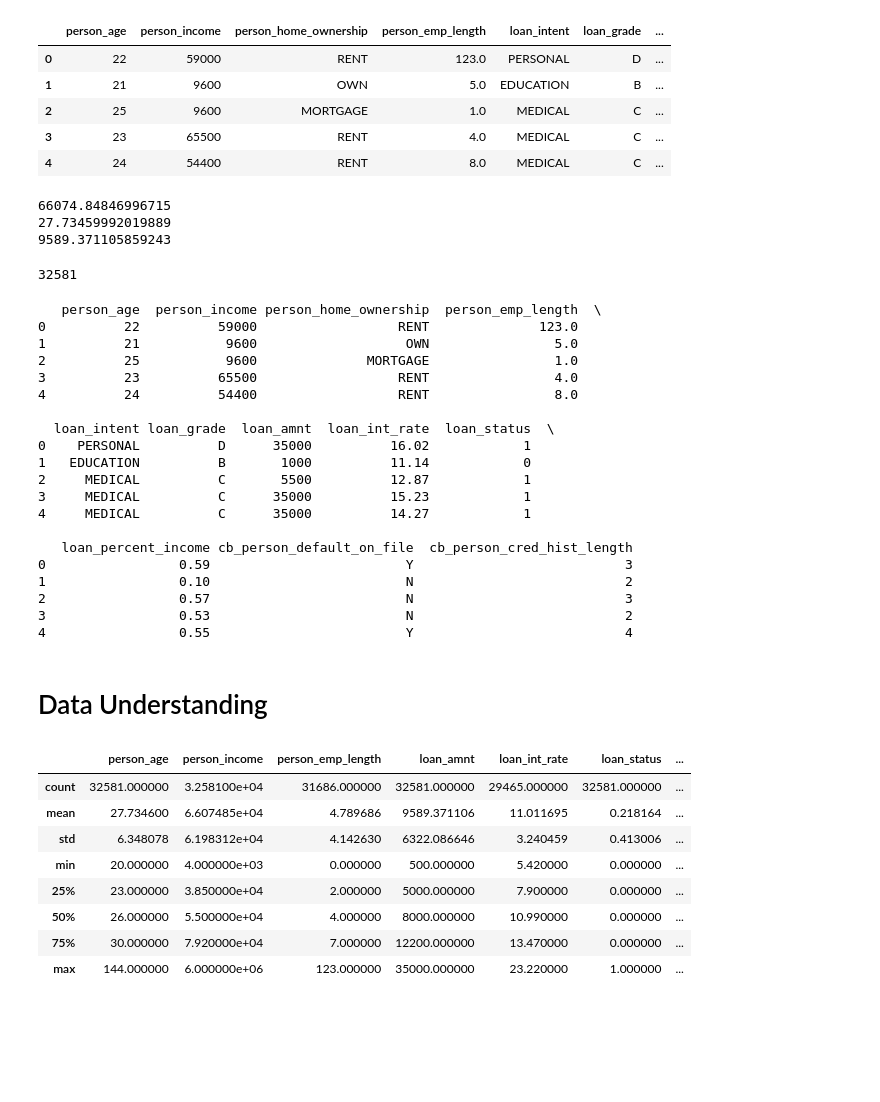
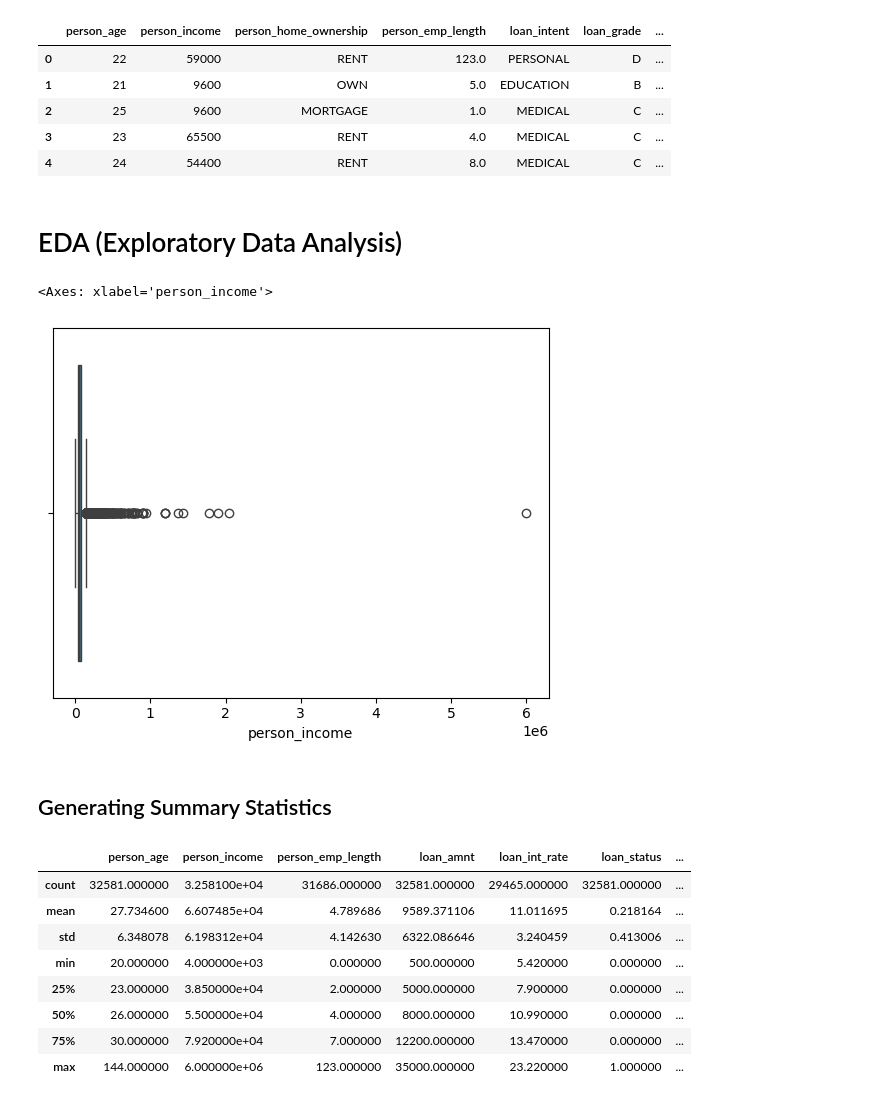
Before and after one commit to seanldchan/Credit_Risk_Analysis_Project, a Jupyter notebook: python_credit_risk_project/credit_risk_analysis.ipynb, the cells around one changed output. Saved outputs shown, nothing was run; the diff lists cells and outputs as text; code cells hidden in the pictures; blank space fills up the shorter version.

```diff
--- a/python_credit_risk_project/credit_risk_analysis.ipynb
+++ b/python_credit_risk_project/credit_risk_analysis.ipynb
@@ -31,51 +50,15 @@ df.head()
 | 2 | 25 | 9600 | MORTGAGE | 1.0 | MEDICAL | C | ... |
 | 3 | 23 | 65500 | RENT | 4.0 | MEDICAL | C | ... |
 | 4 | 24 | 54400 | RENT | 8.0 | MEDICAL | C | ... |
-# %%
-cols = ['person_income', 'person_age', 'loan_amnt']
-
-for col in cols:
-    avg = df[col].mean()
-    print(avg)
-# %% [output]
-66074.84846996715
-27.73459992019889
-9589.371105859243
-# %%
-# Converting the data set to SQL table
-conn = sqlite3.connect("credit_risk.db")
-
-df.to_sql("credit_risk", conn, index=False, if_exists="replace")
-# %% [output]
-32581
-# %%
-query = "SELECT * FROM credit_risk LIMIT 5;"
-df_test = pd.read_sql(query, conn)
-
-print(df_test.head())
-# %% [output]
-   person_age  person_income person_home_ownership  person_emp_length  \
-0          22          59000                  RENT              123.0
-1          21           9600                   OWN                5.0
-2          25           9600              MORTGAGE                1.0
-3          23          65500                  RENT                4.0
-4          24          54400                  RENT                8.0
-
-  loan_intent loan_grade  loan_amnt  loan_int_rate  loan_status  \
-0    PERSONAL          D      35000          16.02            1
-1   EDUCATION          B       1000          11.14            0
-2     MEDICAL          C       5500          12.87            1
-3     MEDICAL          C      35000          15.23            1
-4     MEDICAL          C      35000          14.27            1
-
-   loan_percent_income cb_person_default_on_file  cb_person_cred_hist_length
-0                 0.59                         Y                           3
-1                 0.10                         N                           2
-2                 0.57                         N                           3
-3                 0.53                         N                           2
-4                 0.55                         Y                           4
 # %% [markdown]
-# Data Understanding
+# EDA (Exploratory Data Analysis)
+# %%
+sns.boxplot(x='person_income', data=df)
+# %% [output]
+<Axes: xlabel='person_income'>
+[figure, added]
+# %% [markdown]
+## Generating Summary Statistics
 # %%
 df.describe()
 # %% [output]
```
Also changed, not shown: parts of 35 cells of this notebook.
